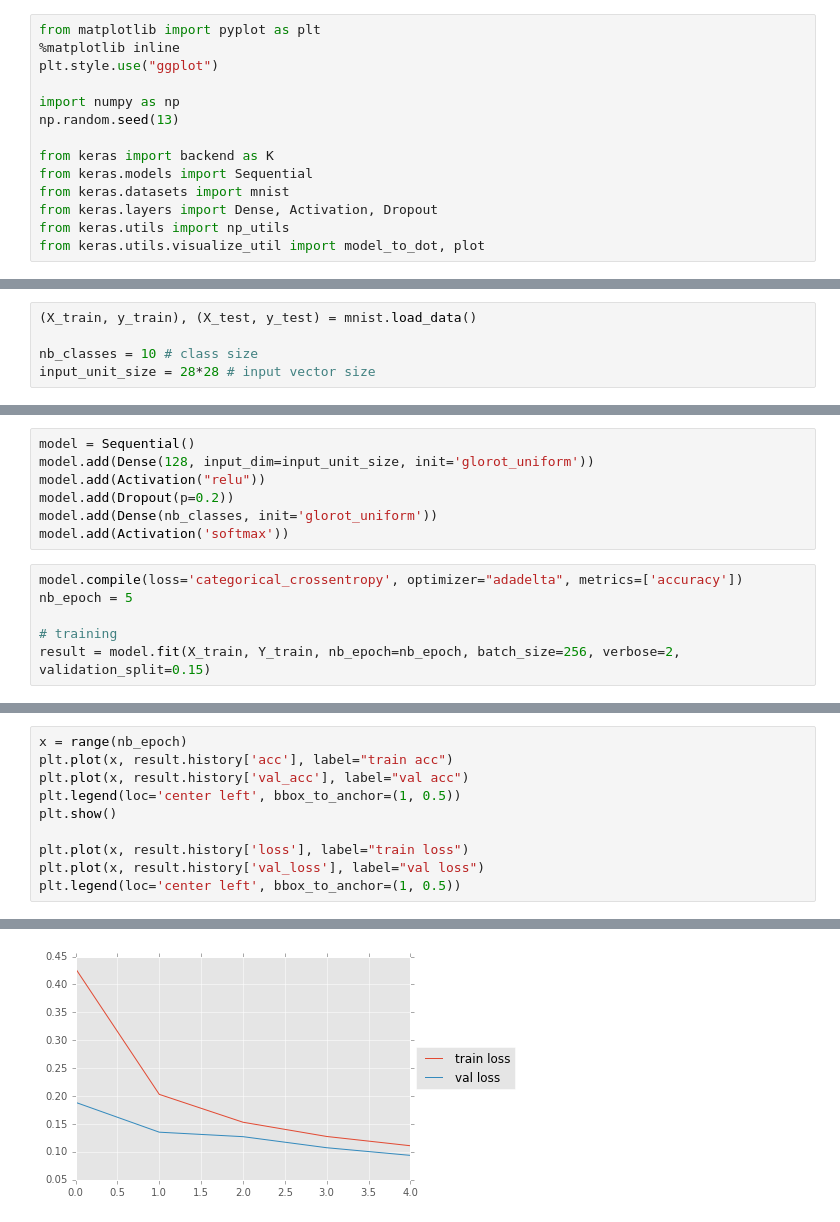
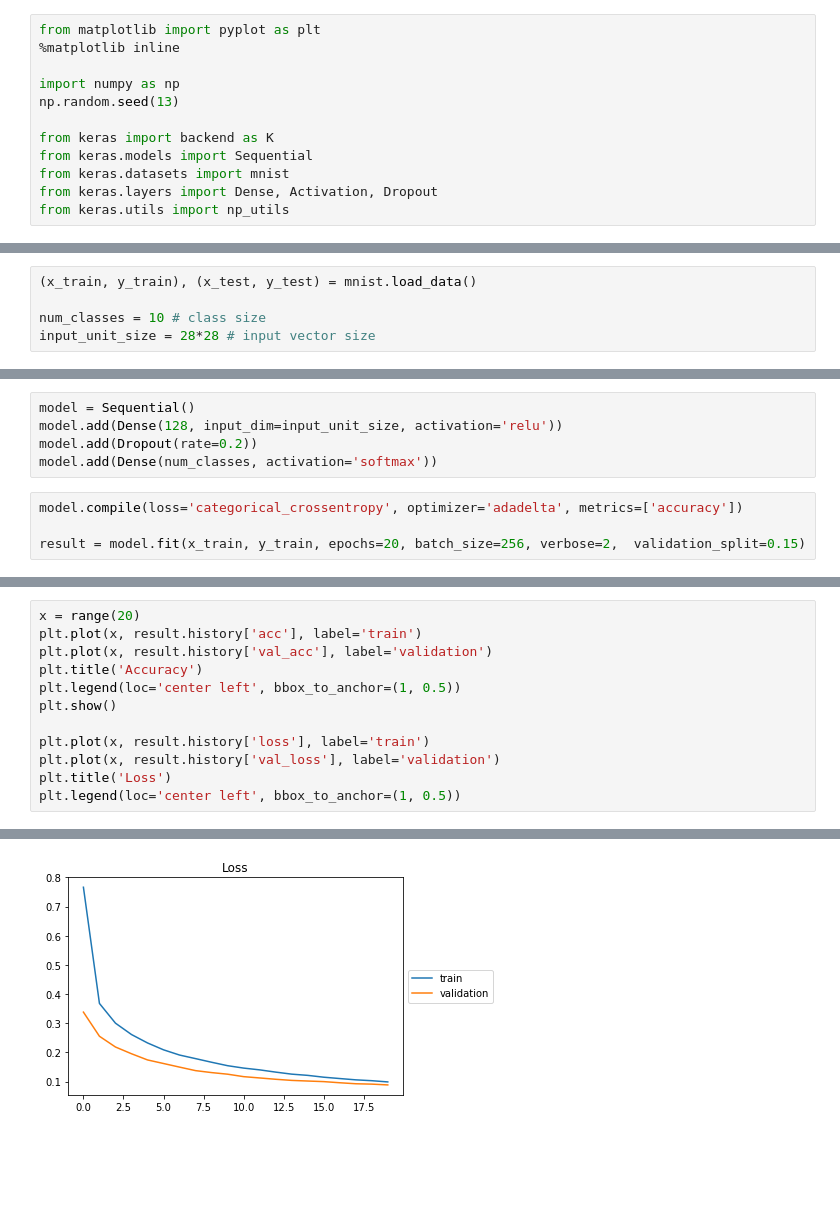
Before and after one commit to nzw0301/keras-examples, a Jupyter notebook: MLP_MNIST.ipynb, the cells around one changed output, grey strips where cells are left out. Saved outputs shown, nothing was run; the diff lists cells and outputs as text; blank space fills up the shorter version.

```diff
--- a/MLP_MNIST.ipynb
+++ b/MLP_MNIST.ipynb
@@ -1,7 +1,6 @@
 # %%
 from matplotlib import pyplot as plt
 %matplotlib inline
-plt.style.use("ggplot")
 
 import numpy as np
 np.random.seed(13)
@@ -11,5 +10,4 @@ from keras.models import Sequential
 from keras.datasets import mnist
 from keras.layers import Dense, Activation, Dropout
 from keras.utils import np_utils
-from keras.utils.visualize_util import model_to_dot, plot
 # %% [output]
@@ -17,6 +15,6 @@ Using Theano backend.
 # %%
-(X_train, y_train), (X_test, y_test) = mnist.load_data()
+(x_train, y_train), (x_test, y_test) = mnist.load_data()
 
-nb_classes = 10 # class size
+num_classes = 10 # class size
 input_unit_size = 28*28 # input vector size
 # %%
@@ -42,15 +31,11 @@ X_train shape: (60000, 784)
 # %%
 model = Sequential()
-model.add(Dense(128, input_dim=input_unit_size, init='glorot_uniform'))
-model.add(Activation("relu"))
-model.add(Dropout(p=0.2))
-model.add(Dense(nb_classes, init='glorot_uniform'))
-model.add(Activation('softmax'))
+model.add(Dense(128, input_dim=input_unit_size, activation='relu'))
+model.add(Dropout(rate=0.2))
+model.add(Dense(num_classes, activation='softmax'))
 # %%
-model.compile(loss='categorical_crossentropy', optimizer="adadelta", metrics=['accuracy'])
-nb_epoch = 5
+model.compile(loss='categorical_crossentropy', optimizer='adadelta', metrics=['accuracy'])
 
-# training
-result = model.fit(X_train, Y_train, nb_epoch=nb_epoch, batch_size=256, verbose=2,  validation_split=0.15)
+result = model.fit(x_train, y_train, epochs=20, batch_size=256, verbose=2,  validation_split=0.15)
 # %% [output]
 Train on 51000 samples, validate on 9000 samples
@@ -67,11 +58,13 @@ Epoch 5/5
 # %%
-x = range(nb_epoch)
-plt.plot(x, result.history['acc'], label="train acc")
-plt.plot(x, result.history['val_acc'], label="val acc")
+x = range(20)
+plt.plot(x, result.history['acc'], label='train')
+plt.plot(x, result.history['val_acc'], label='validation')
+plt.title('Accuracy')
 plt.legend(loc='center left', bbox_to_anchor=(1, 0.5))
 plt.show()
 
-plt.plot(x, result.history['loss'], label="train loss")
-plt.plot(x, result.history['val_loss'], label="val loss")
+plt.plot(x, result.history['loss'], label='train')
+plt.plot(x, result.history['val_loss'], label='validation')
+plt.title('Loss')
 plt.legend(loc='center left', bbox_to_anchor=(1, 0.5))
 # %% [output]
@@ -79,2 +72,2 @@ plt.legend(loc='center left', bbox_to_anchor=(1, 0.5))
 <matplotlib.legend.Legend at 0x...>
-[figure, old version]
+[figure, new version]
```
Also changed, not shown: parts of 4 cells of this notebook, 7 other files.
